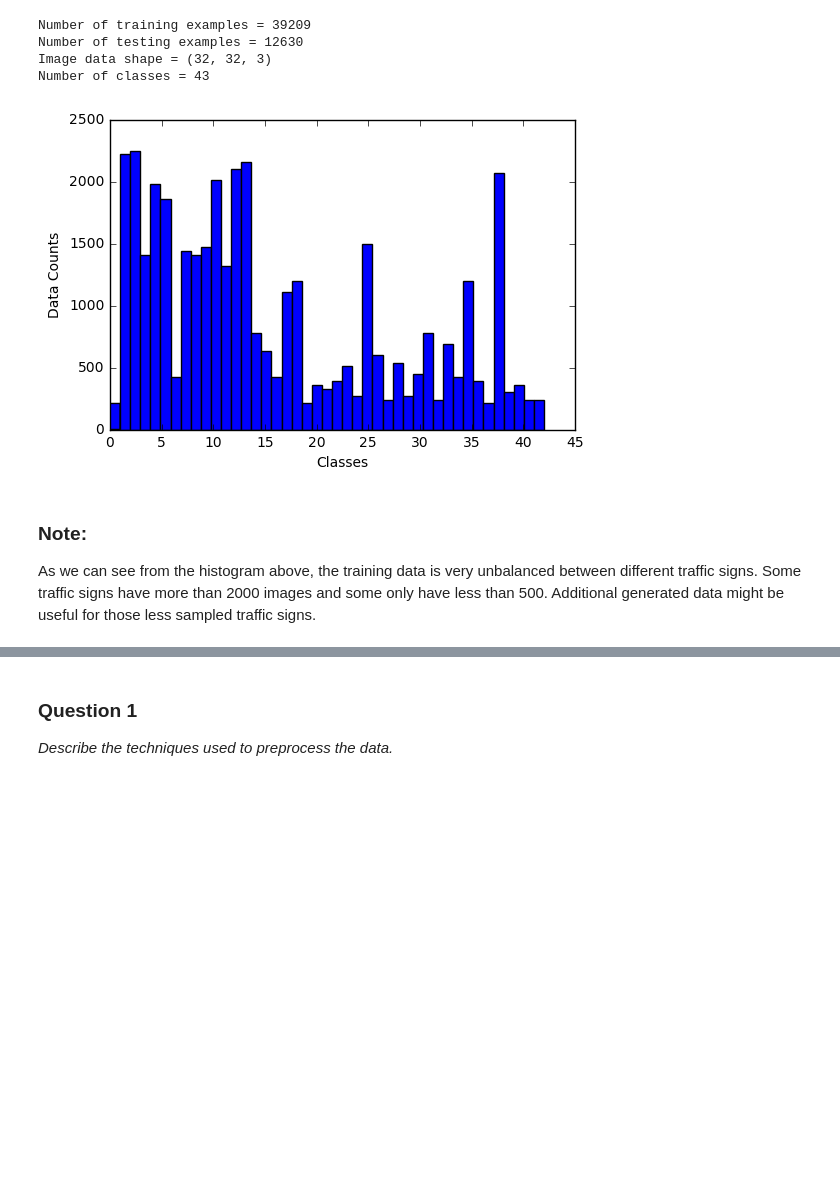
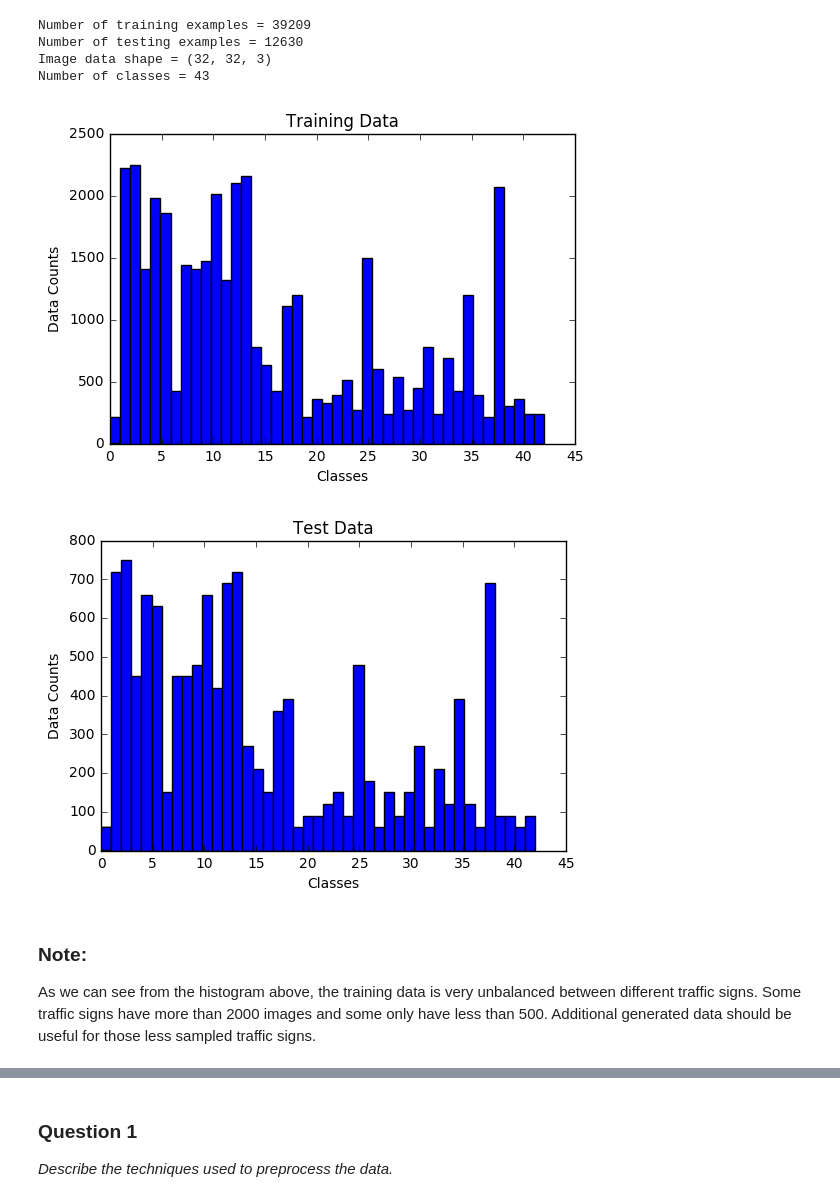
Before and after one commit to philbort/udacity_self_driving_car, a Jupyter notebook: P2_traffic_signs/Traffic_Signs_Recognition.ipynb, the cells around one changed output, grey strips where cells are left out. Saved outputs shown, nothing was run; the diff lists cells and outputs as text; code cells hidden in the pictures; blank space fills up the shorter version.

```diff
--- a/P2_traffic_signs/Traffic_Signs_Recognition.ipynb
+++ b/P2_traffic_signs/Traffic_Signs_Recognition.ipynb
@@ -66,19 +67,28 @@ Number of classes = 43
 # %%
 ### Data exploration visualization goes here.
 ### Feel free to use as many code cells as needed.
 %matplotlib inline
 import matplotlib.pyplot as plt
 
 # Histogram to explore the balance of training data
 plt.hist(y_train, bins = n_classes)
 plt.xlabel('Classes')
 plt.ylabel('Data Counts')
+plt.title('Training Data')
 plt.show();
+
+# Histogram to explore the balance of test data
+plt.hist(y_test, bins = n_classes)
+plt.xlabel('Classes')
+plt.ylabel('Data Counts')
+plt.title('Test Data')
+plt.show();
 # %% [output]
-[figure, old version]
+[figure, new version]
+[figure, added]
 # %% [markdown]
 ### Note:
-As we can see from the histogram above, the training data is very unbalanced between different traffic signs. Some traffic signs have more than 2000 images and some only have less than 500. Additional generated data might be useful for those less sampled traffic signs.
+As we can see from the histogram above, the training data is very unbalanced between different traffic signs. Some traffic signs have more than 2000 images and some only have less than 500. Additional generated data should be useful for those less sampled traffic signs.
 # %%
 import random
 
```
Also changed, not shown: parts of 22 cells of this notebook, 6 other files.
